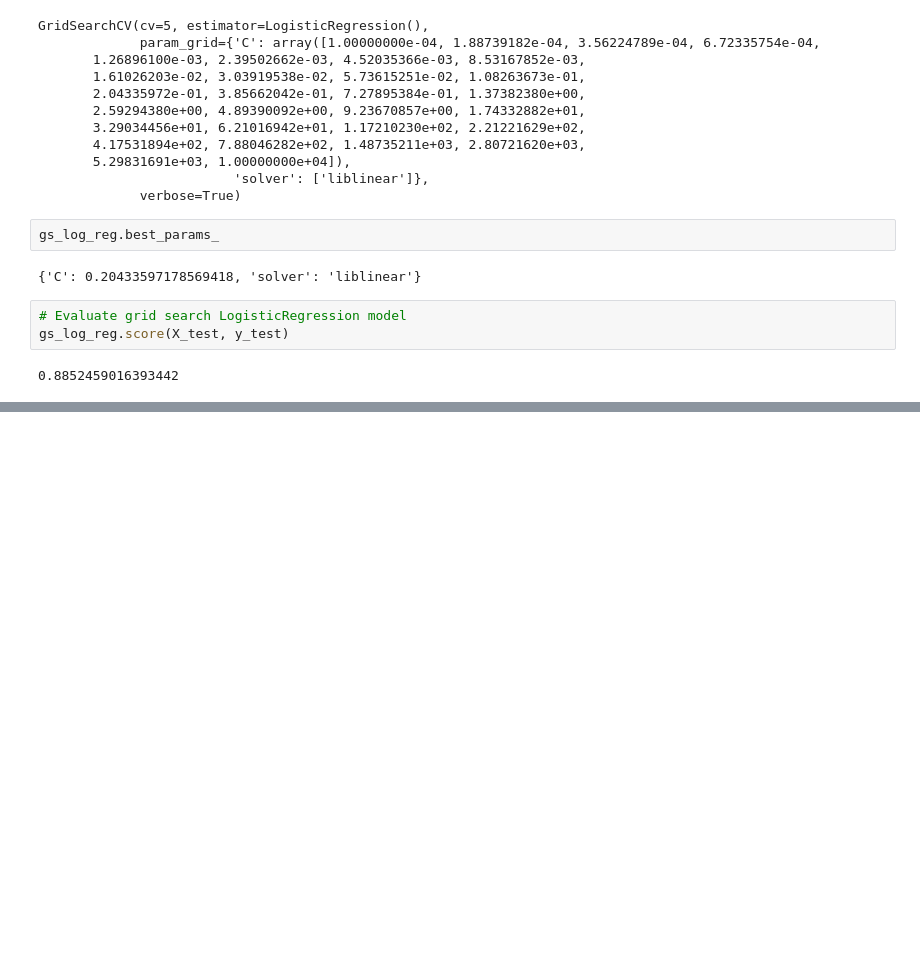
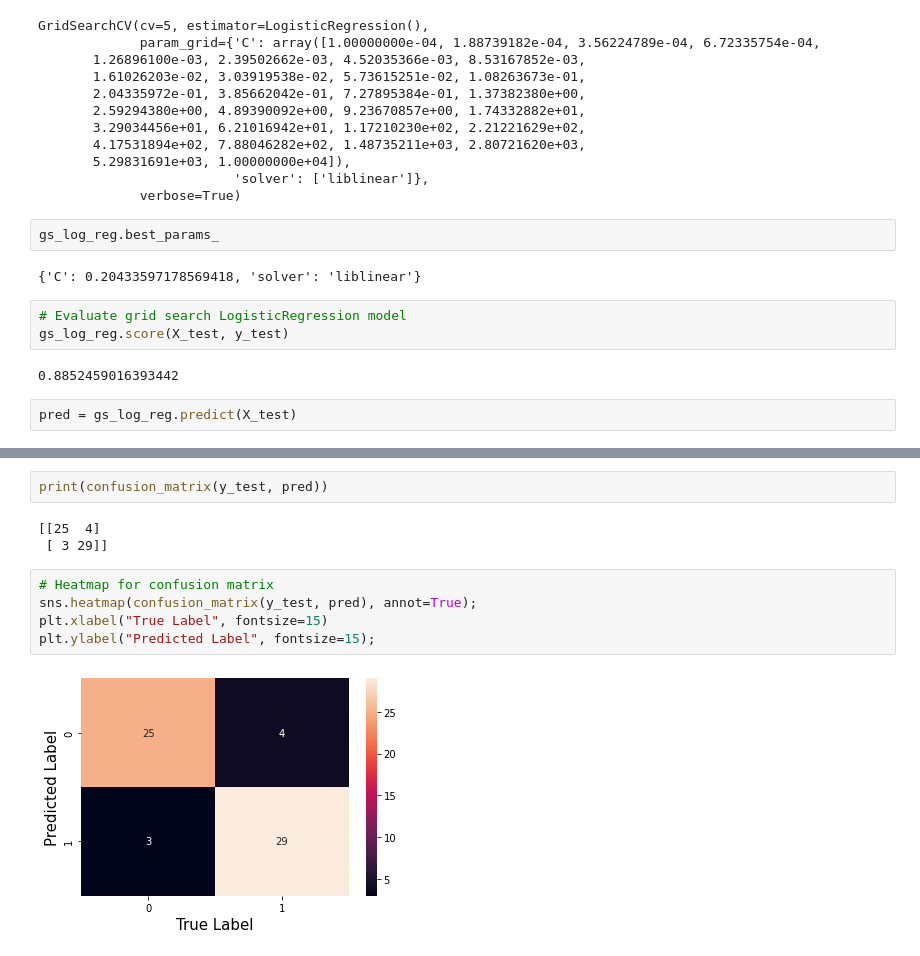
Before and after one commit to sumeet860/datascience, a Jupyter notebook: notebook/HeartDisease.ipynb, the cells around one changed output, grey strips where cells are left out. Cells and saved outputs as stored; diff of their text form; blank space fills up the shorter version.

```diff
--- a/notebook/HeartDisease.ipynb
+++ b/notebook/HeartDisease.ipynb
@@ -662,3 +682,5 @@ gs_log_reg.best_params_
 gs_log_reg.score(X_test, y_test)
 # %% [output]
 0.8852459016393442
+# %%
+pred = gs_log_reg.predict(X_test)
@@ -664,0 +698,12 @@ gs_log_reg.score(X_test, y_test)
+# %%
+print(confusion_matrix(y_test, pred))
+# %% [output]
+[[25  4]
+ [ 3 29]]
+# %%
+# Heatmap for confusion matrix
+sns.heatmap(confusion_matrix(y_test, pred), annot=True);
+plt.xlabel("True Label", fontsize=15)
+plt.ylabel("Predicted Label", fontsize=15);
+# %% [output]
+[figure, added]
```
Also changed, not shown: parts of 7 cells of this notebook, 24 other files.
